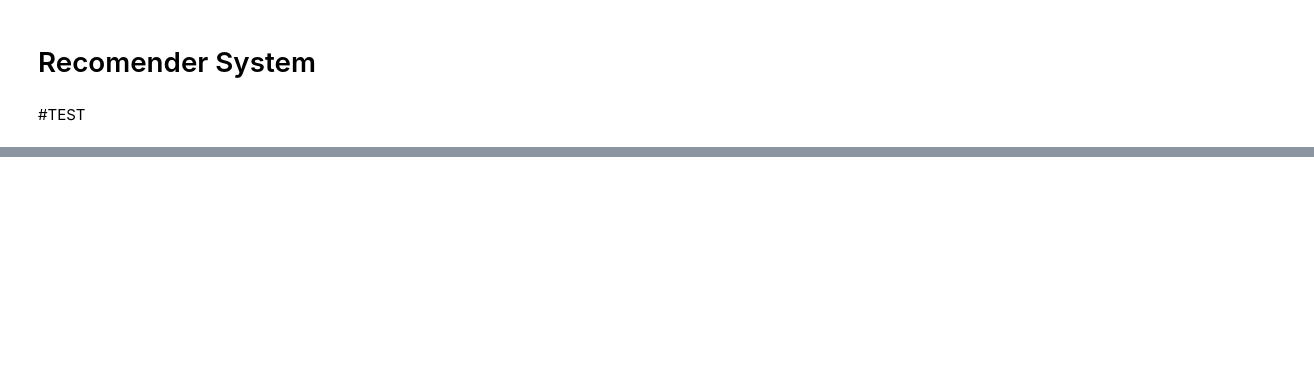
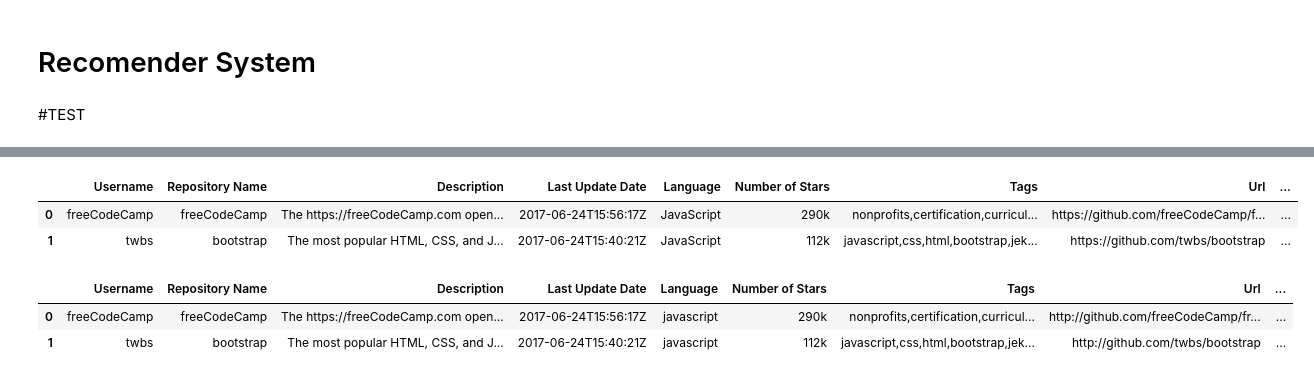
Before and after one commit to ethemkaral/DataScience, a Jupyter notebook: RecommenderSystem.ipynb, the cells around one changed output, grey strips where cells are left out. Cells and saved outputs as stored; diff of their text form; code cells hidden in the pictures; blank space fills up the shorter version.

```diff
--- a/RecommenderSystem.ipynb
+++ b/RecommenderSystem.ipynb
@@ -24,3 +34,29 @@ from subprocess import check_output
 
 # Load data
 df = pd.DataFrame()
+# %%
+df = pd.read_csv('/content/DataScience/TopStaredRepositories.csv')
+df.set_index(['Repository Name'])
+
+df.head(2)
+# %% [output]
+|  | Username | Repository Name | Description | Last Update Date | Language | Number of Stars | Tags | Url | ... |
+| 0 | freeCodeCamp | freeCodeCamp | The https://freeCodeCamp.com open... | 2017-06-24T15:56:17Z | JavaScript | 290k | nonprofits,certification,curricul... | https://github.com/freeCodeCamp/f... | ... |
+| 1 | twbs | bootstrap | The most popular HTML, CSS, and J... | 2017-06-24T15:40:21Z | JavaScript | 112k | javascript,css,html,bootstrap,jek... | https://github.com/twbs/bootstrap | ... |
+# %%
+## Cleaning data
+# We fill the emptpy URL cells
+df['Url'] = "http://github.com/" +         df['Username'] + "/" + df['Repository Name']
+# We add a final comma character for the tag string, it will be usefull when we tokenize
+df['Tags'].fillna("", inplace=True)
+df['Tags'] = df['Tags'] + ","
+
+# We do not want uppercase on any label
+df['Language'] = df.loc[:, 'Language'].str.lower()
+# Copy a backup variable, so we can change our main dataframe
+df_backup = df.copy(deep=True)
+df.head(2)
+# %% [output]
+|  | Username | Repository Name | Description | Last Update Date | Language | Number of Stars | Tags | Url | ... |
+| 0 | freeCodeCamp | freeCodeCamp | The https://freeCodeCamp.com open... | 2017-06-24T15:56:17Z | javascript | 290k | nonprofits,certification,curricul... | http://github.com/freeCodeCamp/fr... | ... |
+| 1 | twbs | bootstrap | The most popular HTML, CSS, and J... | 2017-06-24T15:40:21Z | javascript | 112k | javascript,css,html,bootstrap,jek... | http://github.com/twbs/bootstrap | ... |
```
Also changed, not shown: parts of 3 cells of this notebook.
